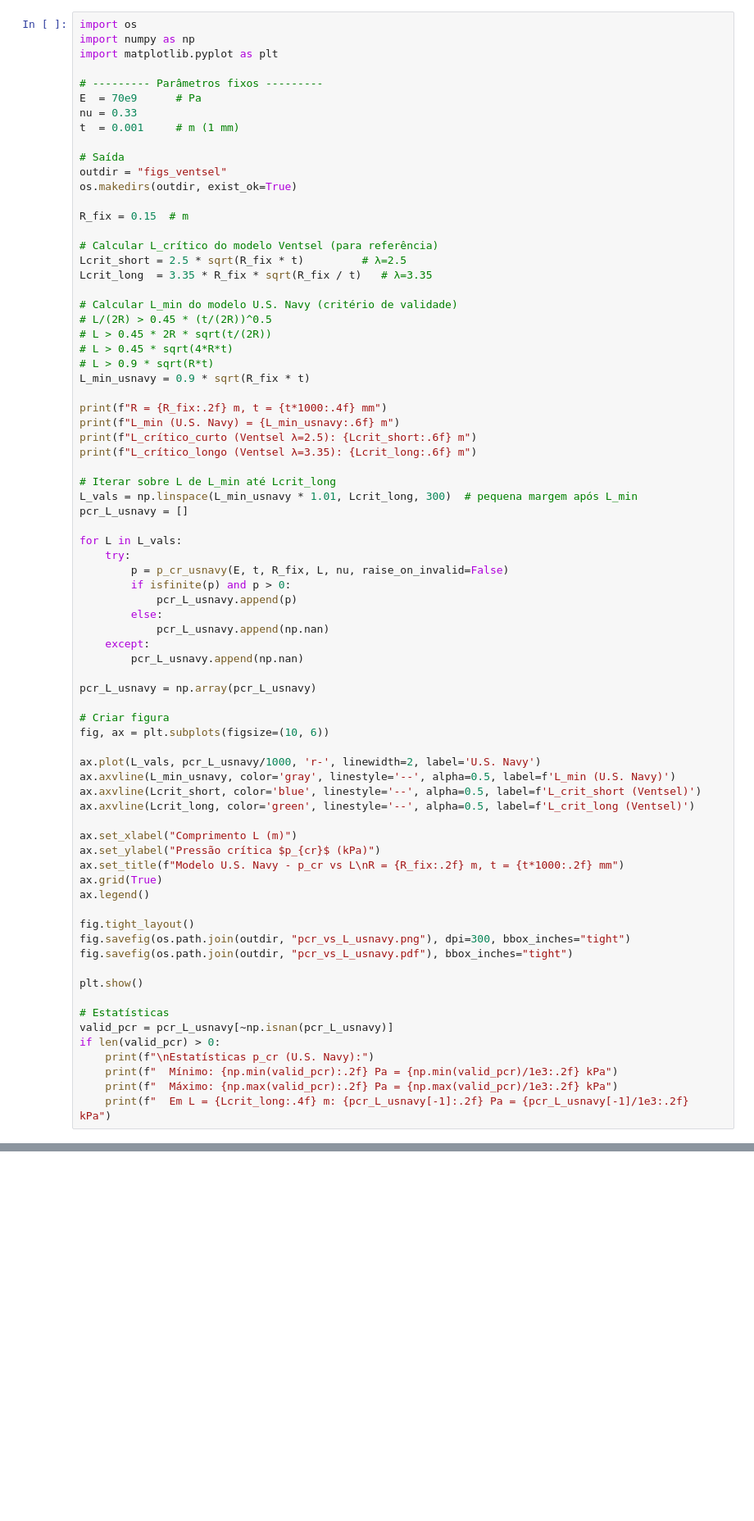
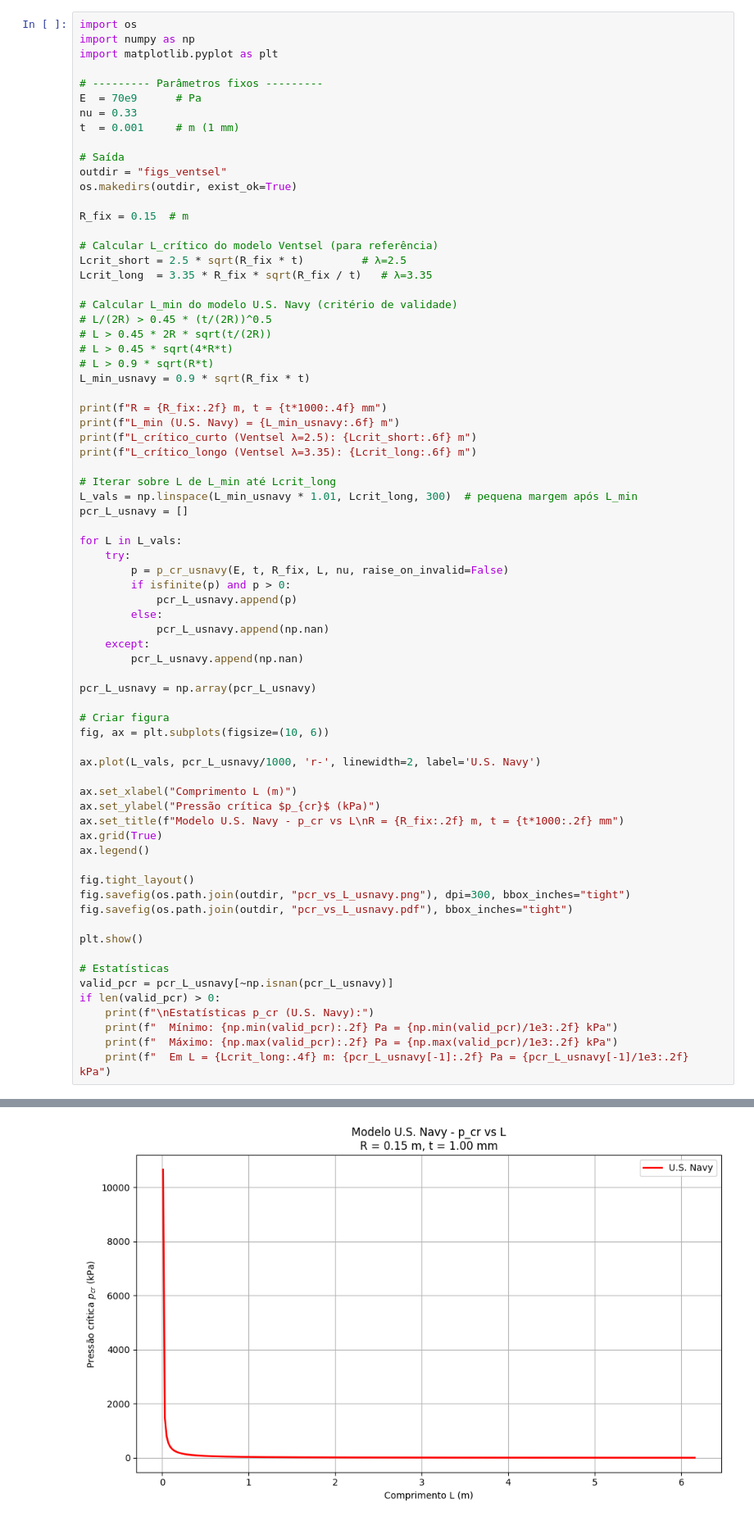
Before and after one commit to MarcosMulari/buckling-of-cylinders-vessels, a Jupyter notebook: ventsel-thin-plates-cylinders-usnavy.ipynb, the cells around one changed output, grey strips where cells are left out. Shown: that part at 82% size. Drawn from its saved outputs; the diff is of its cells as text; blank space fills up the shorter version.

```diff
--- a/ventsel-thin-plates-cylinders-usnavy.ipynb
+++ b/ventsel-thin-plates-cylinders-usnavy.ipynb
@@ -97,9 +97,6 @@ pcr_L_usnavy = np.array(pcr_L_usnavy)
 fig, ax = plt.subplots(figsize=(10, 6))
 
 ax.plot(L_vals, pcr_L_usnavy/1000, 'r-', linewidth=2, label='U.S. Navy')
-ax.axvline(L_min_usnavy, color='gray', linestyle='--', alpha=0.5, label=f'L_min (U.S. Navy)')
-ax.axvline(Lcrit_short, color='blue', linestyle='--', alpha=0.5, label=f'L_crit_short (Ventsel)')
-ax.axvline(Lcrit_long, color='green', linestyle='--', alpha=0.5, label=f'L_crit_long (Ventsel)')
 
 ax.set_xlabel("Comprimento L (m)")
 ax.set_ylabel("Pressão crítica $p_{cr}$ (kPa)")
@@ -120,3 +117,4 @@ if len(valid_pcr) > 0:
     print(f"  Mínimo: {np.min(valid_pcr):.2f} Pa = {np.min(valid_pcr)/1e3:.2f} kPa")
     print(f"  Máximo: {np.max(valid_pcr):.2f} Pa = {np.max(valid_pcr)/1e3:.2f} kPa")
     print(f"  Em L = {Lcrit_long:.4f} m: {pcr_L_usnavy[-1]:.2f} Pa = {pcr_L_usnavy[-1]/1e3:.2f} kPa")
+# %% [output]
@@ -122,0 +125 @@ if len(valid_pcr) > 0:
+[figure, added]
```
Also changed, not shown: parts of 1 cell of this notebook.
